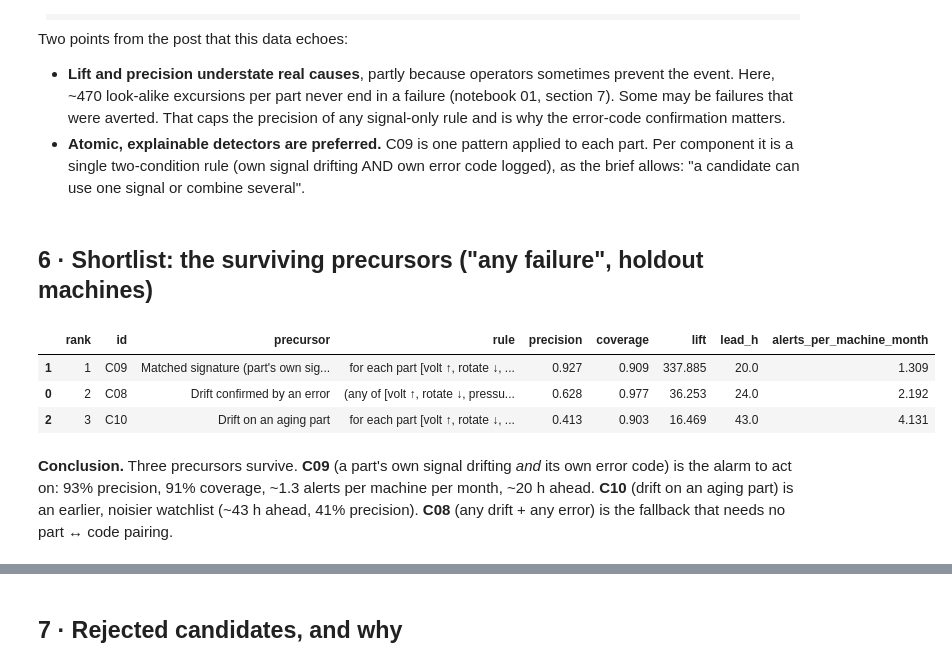
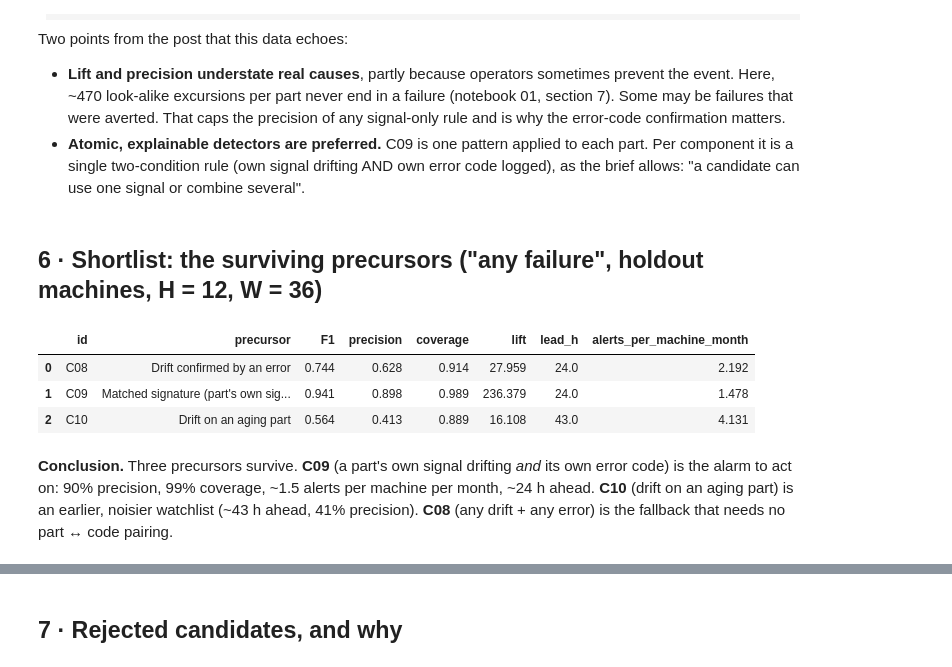
Before and after one commit to avaitt/Oden-Take-Home-Assessment, a Jupyter notebook: notebooks/06_writeup.ipynb, the cells around one changed output, grey strips where cells are left out. Saved outputs shown, nothing was run; the diff lists cells and outputs as text; code cells hidden in the pictures.

Commit message:
Write-up: one window (H=12, W=36) throughout, rules written out in full

```diff
--- a/notebooks/06_writeup.ipynb
+++ b/notebooks/06_writeup.ipynb
@@ -288,22 +288,22 @@ Two points from the post that this data echoes:
   single two-condition rule (own signal drifting AND own error code logged), as the brief allows: "a candidate can
   use one signal or combine several".
 # %% [markdown]
-## 6 · Shortlist: the surviving precursors ("any failure", holdout machines)
+## 6 · Shortlist: the surviving precursors ("any failure", holdout machines, H = 12, W = 36)
 # %%
-# Saved by notebook 04: the kept detectors for "any failure", on holdout machines.
-pd.DataFrame([dict(rank=K["kept"].index(c["cid"]) + 1, id=c["cid"], precursor=c["title"],
-                   rule=c["rule_short"],                       # the rule in plain words
-                   precision=c["hold"]["precision"], coverage=c["hold"]["coverage"], lift=c["hold"]["lift"],
-                   lead_h=c["lead_median"], alerts_per_machine_month=c["hold"]["alerts_per_machine_month"])
-              for c in K["concepts"] if c["status"] == "kept"]).sort_values("rank").round(3)
+# Saved by notebook 04 (section 7): the three kept rules at H=12, W=36, on holdout machines.
+DEP = N4["deployment"]["rules"]
+pd.DataFrame([dict(id=cid, precursor=next(c["title"] for c in K["concepts"] if c["cid"] == cid),
+                   F1=d["retuned"]["f1"], precision=d["retuned"]["precision"], coverage=d["retuned"]["coverage"],
+                   lift=d["retuned"]["lift"], lead_h=d["retuned"]["lead_median"],
+                   alerts_per_machine_month=d["retuned"]["alerts_per_machine_month"]) for cid, d in DEP.items()]).round(3)
 # %% [output]
-|  | rank | id | precursor | rule | precision | coverage | lift | lead_h | alerts_per_machine_month |
-| 1 | 1 | C09 | Matched signature (part's own sig... | for each part [volt ↑, rotate ↓, ... | 0.927 | 0.909 | 337.885 | 20.0 | 1.309 |
-| 0 | 2 | C08 | Drift confirmed by an error | (any of [volt ↑, rotate ↓, pressu... | 0.628 | 0.977 | 36.253 | 24.0 | 2.192 |
-| 2 | 3 | C10 | Drift on an aging part | for each part [volt ↑, rotate ↓, ... | 0.413 | 0.903 | 16.469 | 43.0 | 4.131 |
+|  | id | precursor | F1 | precision | coverage | lift | lead_h | alerts_per_machine_month |
+| 0 | C08 | Drift confirmed by an error | 0.744 | 0.628 | 0.914 | 27.959 | 24.0 | 2.192 |
+| 1 | C09 | Matched signature (part's own sig... | 0.941 | 0.898 | 0.989 | 236.379 | 24.0 | 1.478 |
+| 2 | C10 | Drift on an aging part | 0.564 | 0.413 | 0.889 | 16.108 | 43.0 | 4.131 |
 # %% [markdown]
 **Conclusion.** Three precursors survive. **C09** (a part's own signal drifting *and* its own error code) is
-the alarm to act on: 93% precision, 91% coverage, ~1.3 alerts per machine per month, ~20 h ahead. **C10** (drift
+the alarm to act on: 90% precision, 99% coverage, ~1.5 alerts per machine per month, ~24 h ahead. **C10** (drift
 on an aging part) is an earlier, noisier watchlist (~43 h ahead, 41% precision). **C08** (any drift + any error)
 is the fallback that needs no part ↔ code pairing.
 # %% [markdown]
```
Also changed, not shown: parts of 11 cells of this notebook, 1 other file.
